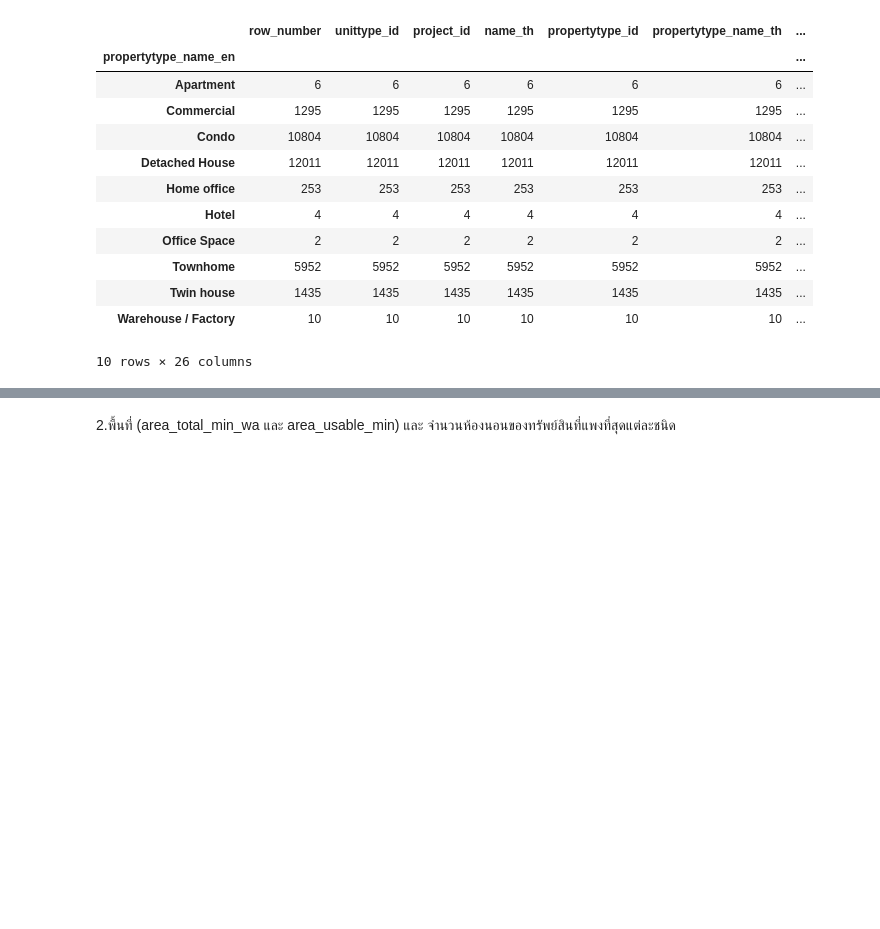
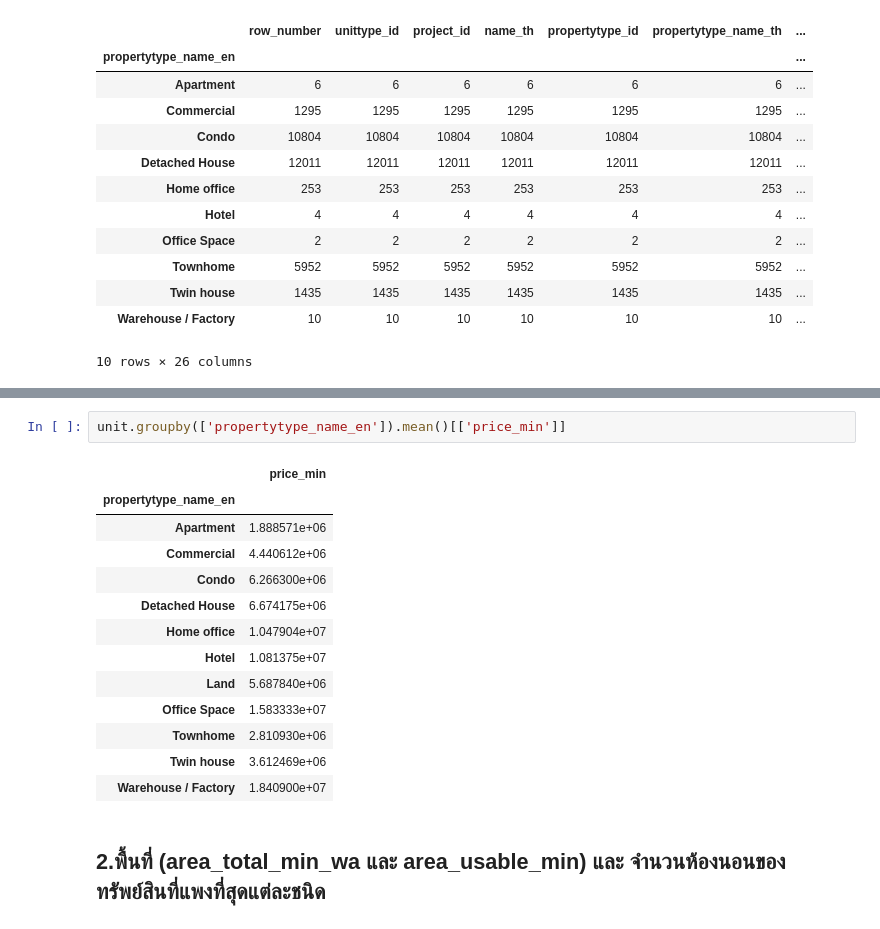
Before and after one commit to pornnakanok/BasicProg_DataViz65, a Jupyter notebook: pandas101.ipynb, the cells around one changed output, grey strips where cells are left out. Cells and saved outputs as stored; diff of their text form; blank space fills up the shorter version.

```diff
--- a/pandas101.ipynb
+++ b/pandas101.ipynb
@@ -509,2 +520,18 @@ unit.groupby(['propertytype_name_en']).count()
+# %%
+unit.groupby(['propertytype_name_en']).mean()[['price_min']]
+# %% [output]
+|  | price_min |
+| propertytype_name_en |  |
+| Apartment | 1.888571e+06 |
+| Commercial | 4.440612e+06 |
+| Condo | 6.266300e+06 |
+| Detached House | 6.674175e+06 |
+| Home office | 1.047904e+07 |
+| Hotel | 1.081375e+07 |
+| Land | 5.687840e+06 |
+| Office Space | 1.583333e+07 |
+| Townhome | 2.810930e+06 |
+| Twin house | 3.612469e+06 |
+| Warehouse / Factory | 1.840900e+07 |
 # %% [markdown]
-2.พื้นที่ (area_total_min_wa และ area_usable_min) และ จำนวนห้องนอนของทรัพย์สินที่แพงที่สุดแต่ละชนิด
+## 2.พื้นที่ (area_total_min_wa และ area_usable_min) และ จำนวนห้องนอนของทรัพย์สินที่แพงที่สุดแต่ละชนิด
```
Also changed, not shown: parts of 10 cells of this notebook.
